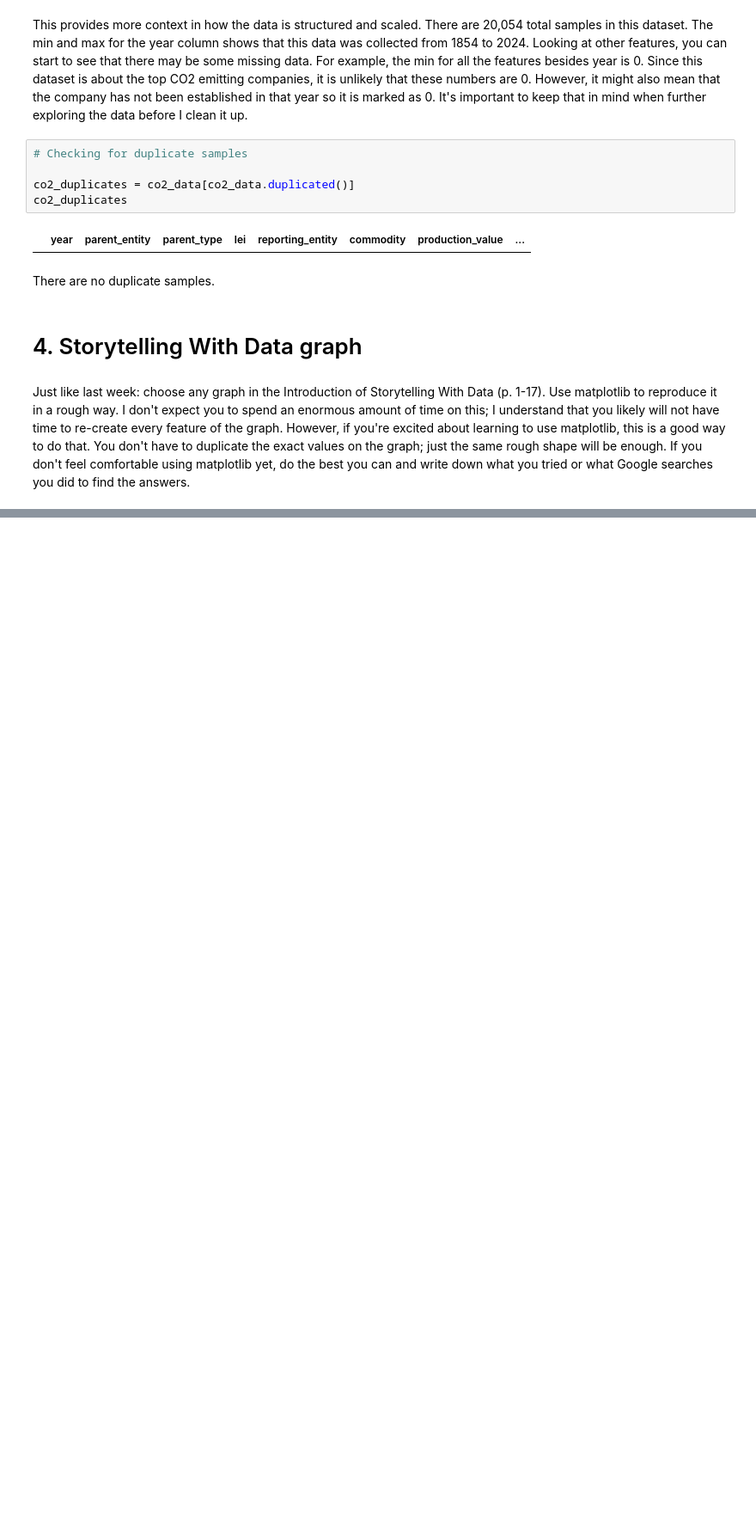
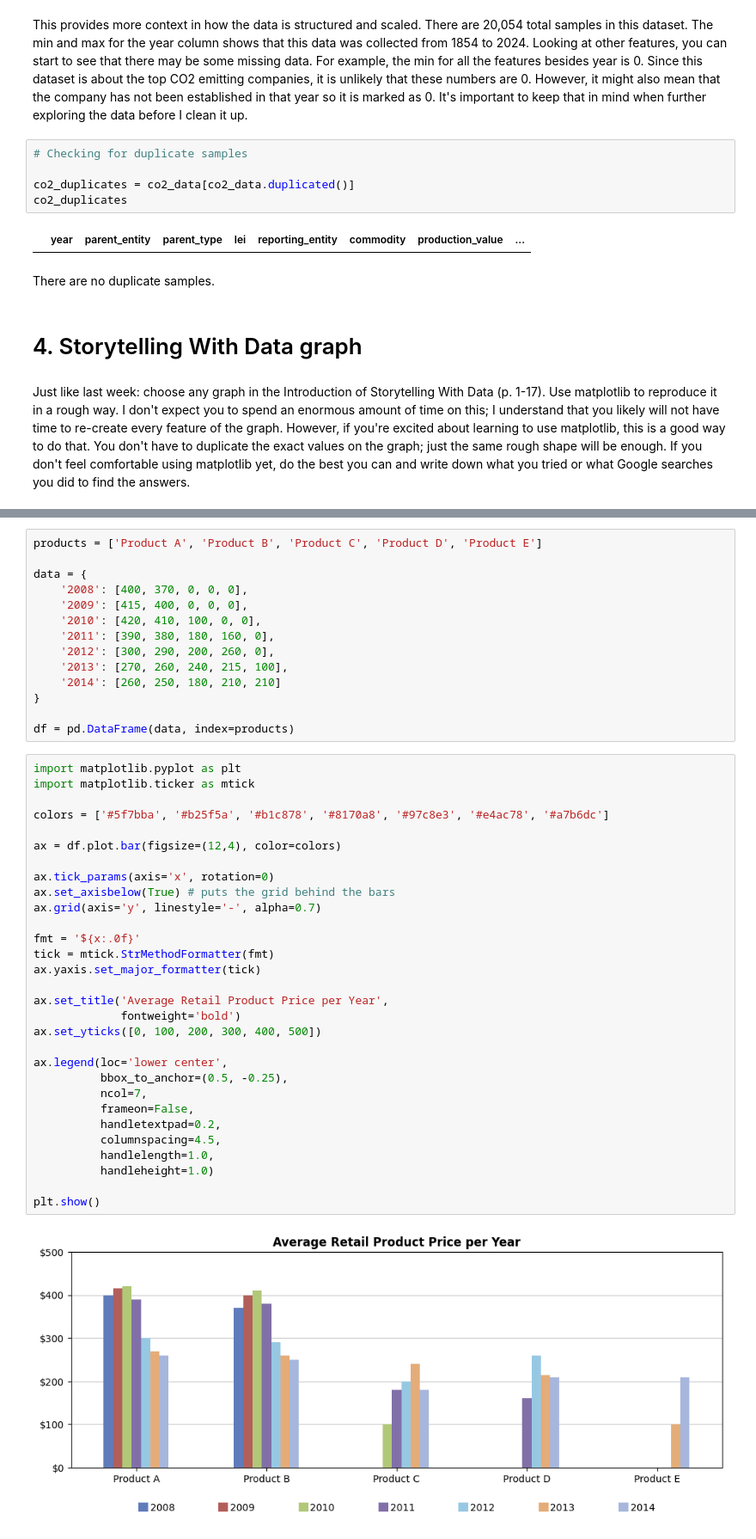
Before and after one commit to aidandig/DX699-ModB2, a Jupyter notebook: Homework/OMDS-ModB2-Week2-DiGregorio-Aidan.ipynb, the cells around one changed output, grey strips where cells are left out. Shown at 86% size. Drawn from its saved outputs; the diff is of its cells as text; blank space fills up the shorter version.

Commit message:
Graph recreation

```diff
--- a/Homework/OMDS-ModB2-Week2-DiGregorio-Aidan.ipynb
+++ b/Homework/OMDS-ModB2-Week2-DiGregorio-Aidan.ipynb
@@ -144,0 +148,46 @@ Just like last week: choose any graph in the Introduction of Storytelling With D
+# %%
+products = ['Product A', 'Product B', 'Product C', 'Product D', 'Product E']
+
+data = {
+    '2008': [400, 370, 0, 0, 0],
+    '2009': [415, 400, 0, 0, 0],
+    '2010': [420, 410, 100, 0, 0],
+    '2011': [390, 380, 180, 160, 0],
+    '2012': [300, 290, 200, 260, 0],
+    '2013': [270, 260, 240, 215, 100],
+    '2014': [260, 250, 180, 210, 210]
+}
+
+df = pd.DataFrame(data, index=products)
+# %%
+import matplotlib.pyplot as plt
+import matplotlib.ticker as mtick
+
+colors = ['#5f7bba', '#b25f5a', '#b1c878', '#8170a8', '#97c8e3', '#e4ac78', '#a7b6dc']
+
+ax = df.plot.bar(figsize=(12,4), color=colors)
+
+ax.tick_params(axis='x', rotation=0)
+ax.set_axisbelow(True) # puts the grid behind the bars
+ax.grid(axis='y', linestyle='-', alpha=0.7)
+
+fmt = '${x:.0f}'
+tick = mtick.StrMethodFormatter(fmt)
+ax.yaxis.set_major_formatter(tick)
+
+ax.set_title('Average Retail Product Price per Year',
+             fontweight='bold')
+ax.set_yticks([0, 100, 200, 300, 400, 500])
+
+ax.legend(loc='lower center',
+          bbox_to_anchor=(0.5, -0.25),
+          ncol=7,
+          frameon=False,
+          handletextpad=0.2,
+          columnspacing=4.5,
+          handlelength=1.0,
+          handleheight=1.0)
+
+plt.show()
+# %% [output]
+[figure, added]
```
Also changed, not shown: parts of 1 cell of this notebook.
